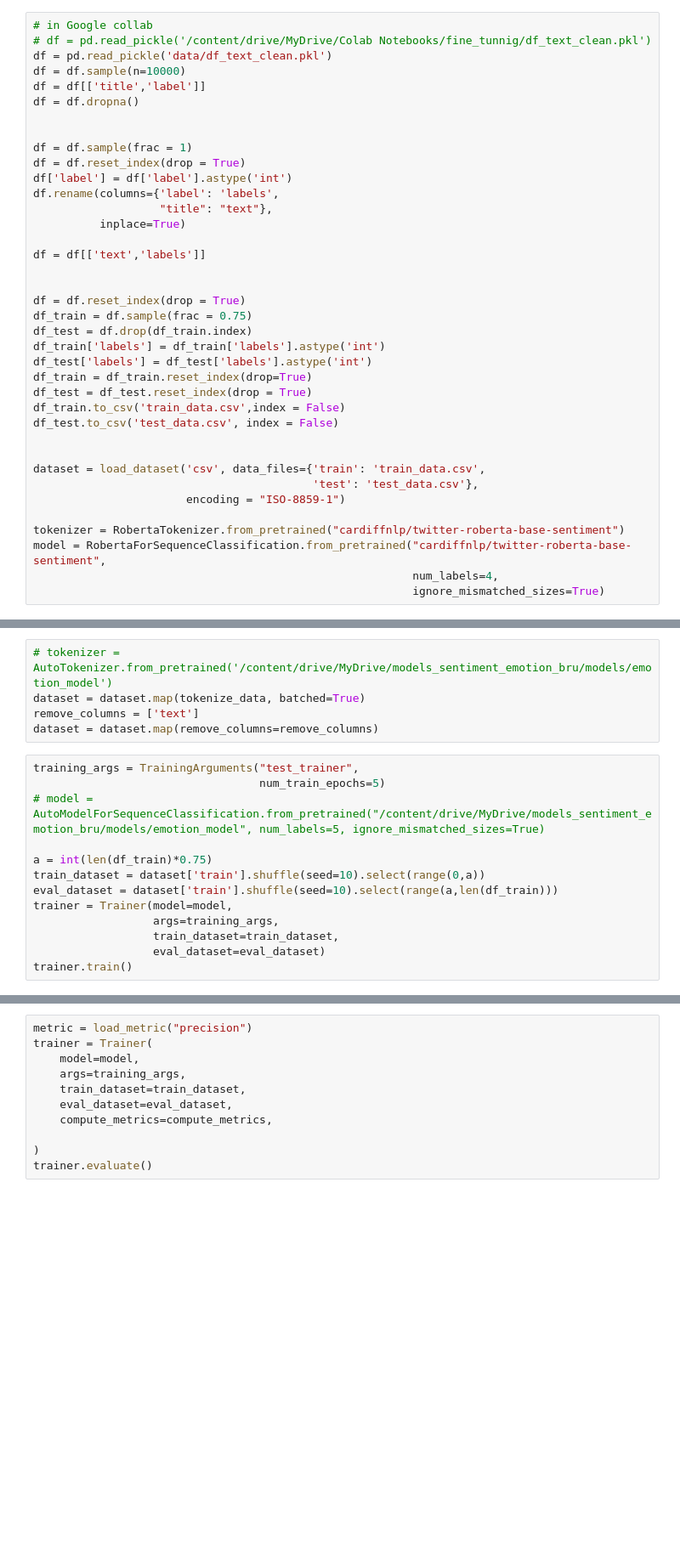
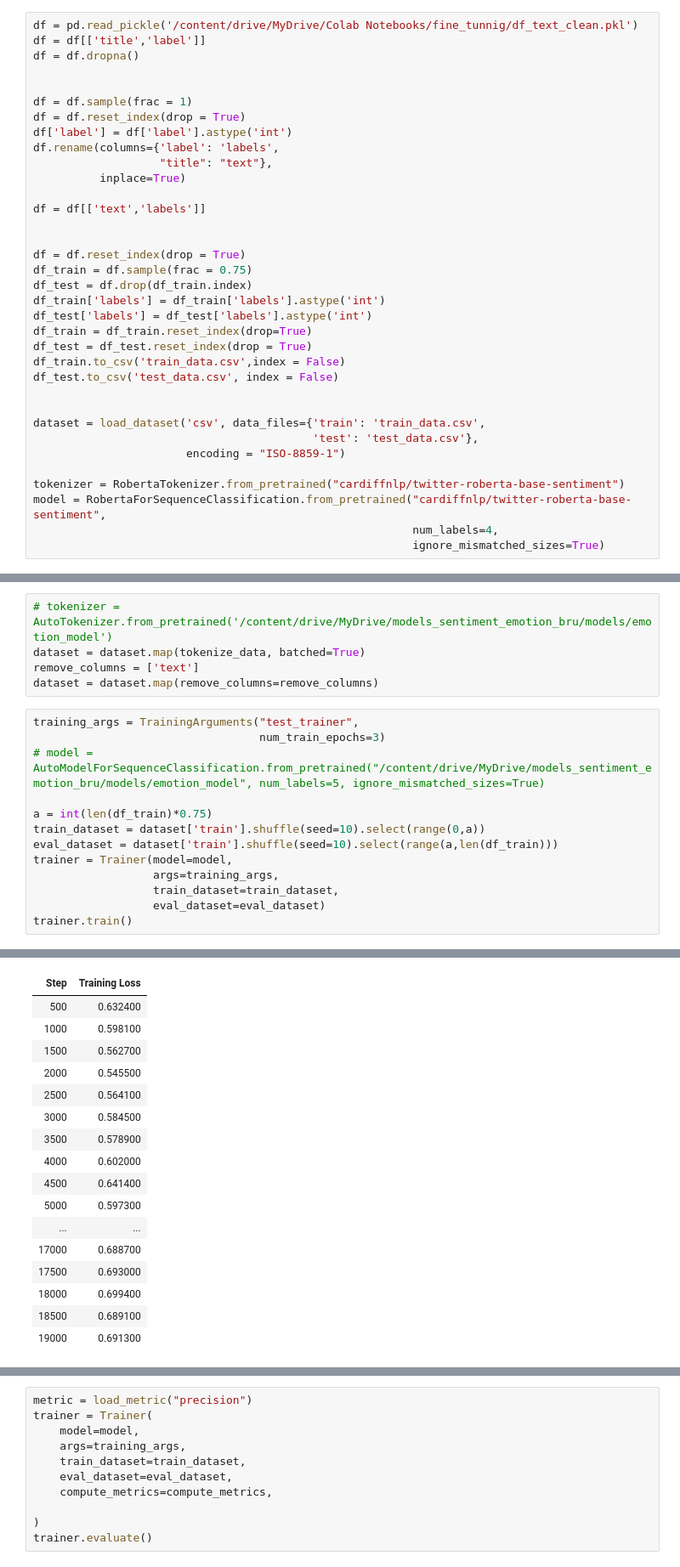
Before and after one commit to Oriojas/test_used_tl_ML, a Jupyter notebook: fine_tuning_huggingface.ipynb, the cells around one changed output, grey strips where cells are left out. Shown at 85% size. Drawn from its saved outputs; the diff is of its cells as text; blank space fills up the shorter version.

Commit message:
feat: end hugginface train collab an update README

```diff
--- a/fine_tuning_huggingface.ipynb
+++ b/fine_tuning_huggingface.ipynb
@@ -88,8 +84,5 @@ def remove_emoji(string):
 # %%
-# in Google collab
-# df = pd.read_pickle('/content/drive/MyDrive/Colab Notebooks/fine_tunnig/df_text_clean.pkl')
-df = pd.read_pickle('data/df_text_clean.pkl')
-df = df.sample(n=10000)
+df = pd.read_pickle('/content/drive/MyDrive/Colab Notebooks/fine_tunnig/df_text_clean.pkl')
 df = df[['title','label']]
 df = df.dropna()
 
@@ -137,7 +130,7 @@ remove_columns = ['text']
 dataset = dataset.map(remove_columns=remove_columns)
 # %%
 training_args = TrainingArguments("test_trainer",
-                                  num_train_epochs=5)
+                                  num_train_epochs=3)
 # model = AutoModelForSequenceClassification.from_pretrained("/content/drive/MyDrive/models_sentiment_emotion_bru/models/emotion_model", num_labels=5, ignore_mismatched_sizes=True)
 
 a = int(len(df_train)*0.75)
@@ -153,0 +147,17 @@ OutOfMemoryError: CUDA out of memory. Tried to allocate 20.00 MiB (GPU 0; 5.93 G
+| Step | Training Loss |
+| 500 | 0.632400 |
+| 1000 | 0.598100 |
+| 1500 | 0.562700 |
+| 2000 | 0.545500 |
+| 2500 | 0.564100 |
+| 3000 | 0.584500 |
+| 3500 | 0.578900 |
+| 4000 | 0.602000 |
+| 4500 | 0.641400 |
+| 5000 | 0.597300 |
+| ... | ... |
+| 17000 | 0.688700 |
+| 17500 | 0.693000 |
+| 18000 | 0.699400 |
+| 18500 | 0.689100 |
+| 19000 | 0.691300 |
```
Also changed, not shown: parts of 9 cells of this notebook, 1 other file.
